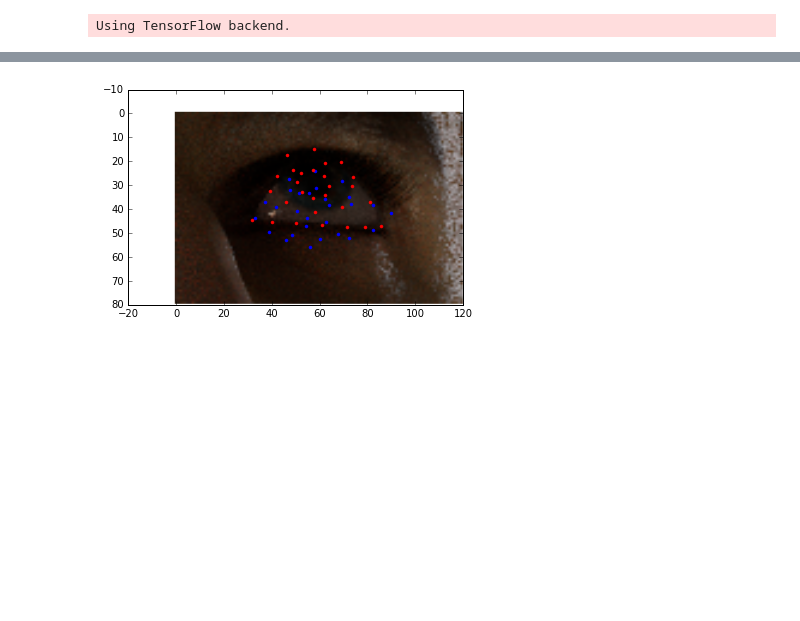
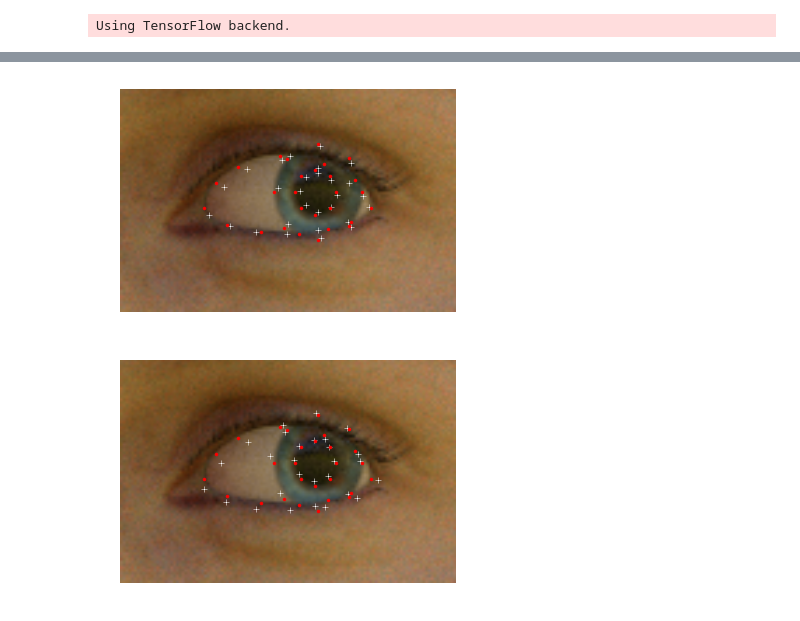
Before and after one commit to danakianfar/landmark_detection, a Jupyter notebook: evaluation.ipynb, the cells around one changed output, grey strips where cells are left out. Cells and saved outputs as stored; diff of their text form; code cells hidden in the pictures; blank space fills up the shorter version.

```diff
--- a/evaluation.ipynb
+++ b/evaluation.ipynb
@@ -7,4 +8,16 @@ from keras.models import Model, load_model
 # %% [output]
 Using TensorFlow backend.
+# %%
+def plot_2d_landmarks(img, true, pred):
+    fig, ax = plt.subplots(nrows=1, ncols=1)
+    ax.imshow(img.reshape((80,120,3)))
+    ax.autoscale(False)
+    ax.plot(pred[:,0], pred[:,1], '+w')
+    plt.plot(true[:,0], true[:,1], '.r')
+    ax.axis('off')
+    plt.show()
+
+def p_norm_loss(y_true, y_pred):
+    return K.mean(K.pow(y_pred - y_true, 4), axis=-1)
 # %%
 landmark_dim = 2
@@ -48,9 +29,20 @@ ldmks_2d_test = np.reshape(ldmks_2d_test, (num_samples, 28,landmark_dim))
-# %%
-i = np.random.choice(num_samples)
-pred_landmarks[i,:,:]
-plt.imshow(images_test[i,:,:,:].reshape((80,120,3)))
-plt.plot(pred_landmarks[i,:,0], pred_landmarks[i,:,1], '.b')
-plt.plot(ldmks_2d_test[i,:,0], ldmks_2d_test[i,:,1], '.r')
-plt.show()
-# %% [output]
-[figure, removed]
+# %%
+# Load the saved model
+# model = load_model('landmark_cnn.h5', custom_objects={'p_norm_loss': p_norm_loss})
+# Load the saved model
+model = load_model('landmark_cnn_v6_ploss_retarded.h5', custom_objects={'p_norm_loss': p_norm_loss}) # 4-norm
+
+model2 = load_model('landmark_cnn_v5_mse_retarded_best.h5', custom_objects={'p_norm_loss': p_norm_loss}) # MSE
+
+model3 = load_model('landmark_cnn.h5', custom_objects={'p_norm_loss': p_norm_loss}) # MAE
+# %%
+ldmks_2d_test = np.reshape(ldmks_2d_test, (num_samples, 28,landmark_dim))
+
+pred_landmarks = model.predict({'input_img': images_test, 'head_pose': head_pose_test})
+pred_landmarks = np.reshape(pred_landmarks, (num_samples, 28,landmark_dim))
+
+pred_landmarks_2 = model2.predict({'input_img': images_test, 'head_pose': head_pose_test})
+pred_landmarks_2 = np.reshape(pred_landmarks_2, (num_samples, 28,landmark_dim))
+
+pred_landmarks_3 = model3.predict({'input_img': images_test, 'head_pose': head_pose_test})
+pred_landmarks_3 = np.reshape(pred_landmarks_3, (num_samples, 28,landmark_dim))
@@ -56,0 +52,7 @@ plt.show()
+# %%
+i = np.random.choice(num_samples)
+plot_2d_landmarks(images_test[i,:,:,:], ldmks_2d_test[i,:,:], pred_landmarks_2[i,:,:])
+plot_2d_landmarks(images_test[i,:,:,:], ldmks_2d_test[i,:,:], pred_landmarks_3[i,:,:])
+# %% [output]
+[figure, added]
+[figure, added]
```
Also changed, not shown: parts of 6 cells of this notebook, 1 other file.
